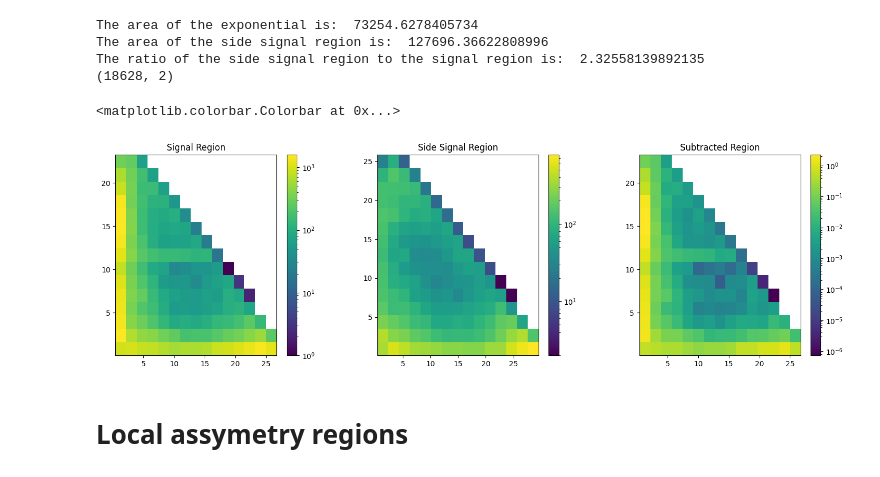
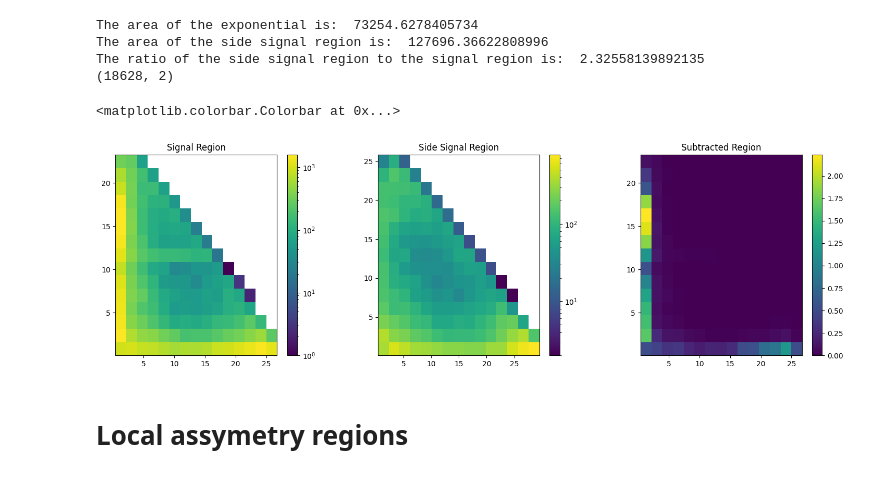
Before and after one commit to aavashsubedi/labs_yr3, a Jupyter notebook: matter_antimatter/aavash.ipynb, the cells around one changed output. Cells and saved outputs as stored; diff of their text form; code cells hidden in the pictures.

```diff
--- a/matter_antimatter/aavash.ipynb
+++ b/matter_antimatter/aavash.ipynb
@@ -1584,35 +1582,35 @@ h2d2 = ax[1].hist2d(np.square(mev_to_gev(side_signal_two_body_nve[:,0])),
                     np.square(mev_to_gev( side_signal_two_body_nve[:,1])),
             bins=15,   label='Invariant Mass Side Signal',
             norm=colors.LogNorm())
 
 ax[0].set_title('Signal Region')
 ax[1].set_title('Side Signal Region')
 ax[2].set_title('Subtracted Region')
 # first calculate the bin centres from the bin boundaries of the hist2d object
 xcentres = []
 ycentres = []
 for a,b in zip(h2d1[1][0:-1],h2d1[1][1:]):
     for c,d in zip(h2d1[2][0:-1],h2d1[2][1:]):
         xcentres.append( (a+b)/2 )
         ycentres.append( (c+d)/2 )
 
 # now extract the weights, that is the bin contents
 w1 = (np.array(h2d1[0])).flatten()
 w2 = (np.array(h2d2[0])).flatten()
 w2 = w2 * (1/ratio_of_regions_nve)
 wsub = np.subtract(w1,w2) # subtract bin content of two histograms
 
 # produce the new histogram
 cleaned_negative_dalitz = ax[2].hist2d(xcentres,ycentres,weights=np.square(mev_to_gev(wsub)), bins = [h2d1[1],h2d1[2]],
-            norm=colors.LogNorm()) # recycle the binning from above
+            ) # recycle the binning from above
 
 # plot the lot
 fig.colorbar(h2d1[3],ax=ax[0], norm=colors.LogNorm()) # let's add the colour scale for histo 1
 fig.colorbar(h2d2[3],ax=ax[1], norm=colors.LogNorm()) # let's add the colour scale for histo 2
 fig.colorbar(cleaned_negative_dalitz[3],ax=ax[2]) # let's add the colour scale for histo 3
 # %% [output]
 <matplotlib.colorbar.Colorbar at 0x...>
-[figure, old version]
+[figure, new version]
 # %% [markdown]
 # Local assymetry regions
 # %%
```
Also changed, not shown: parts of 6 cells of this notebook.
